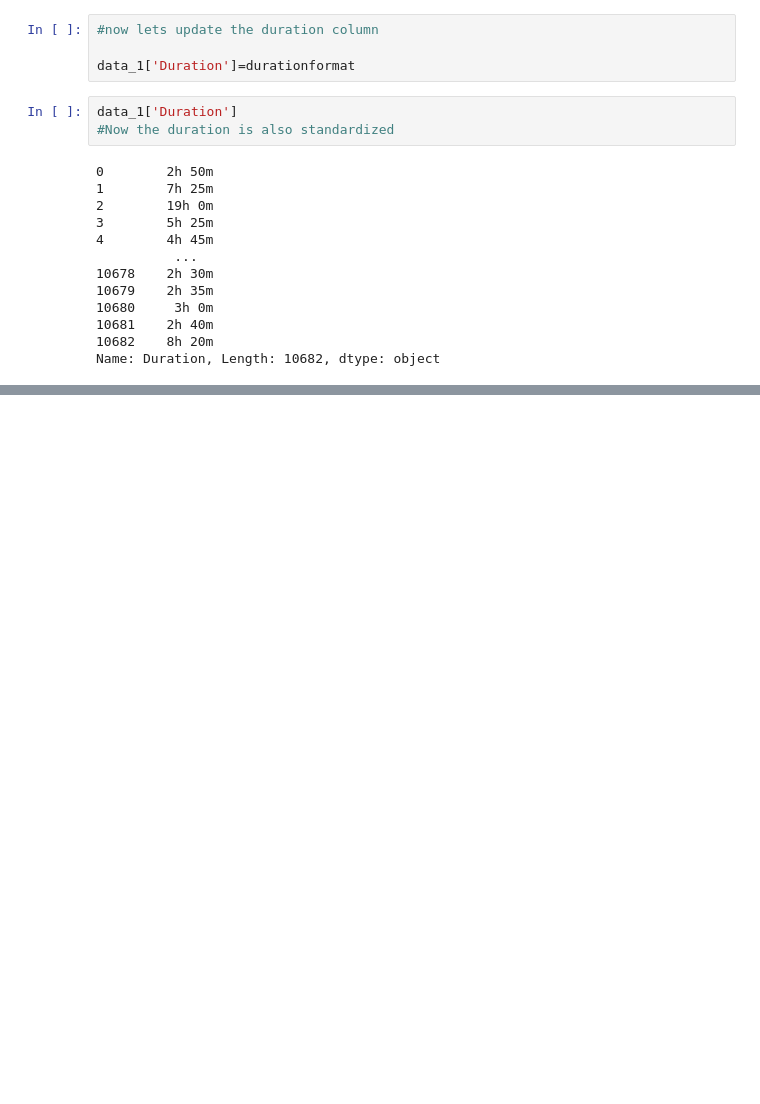
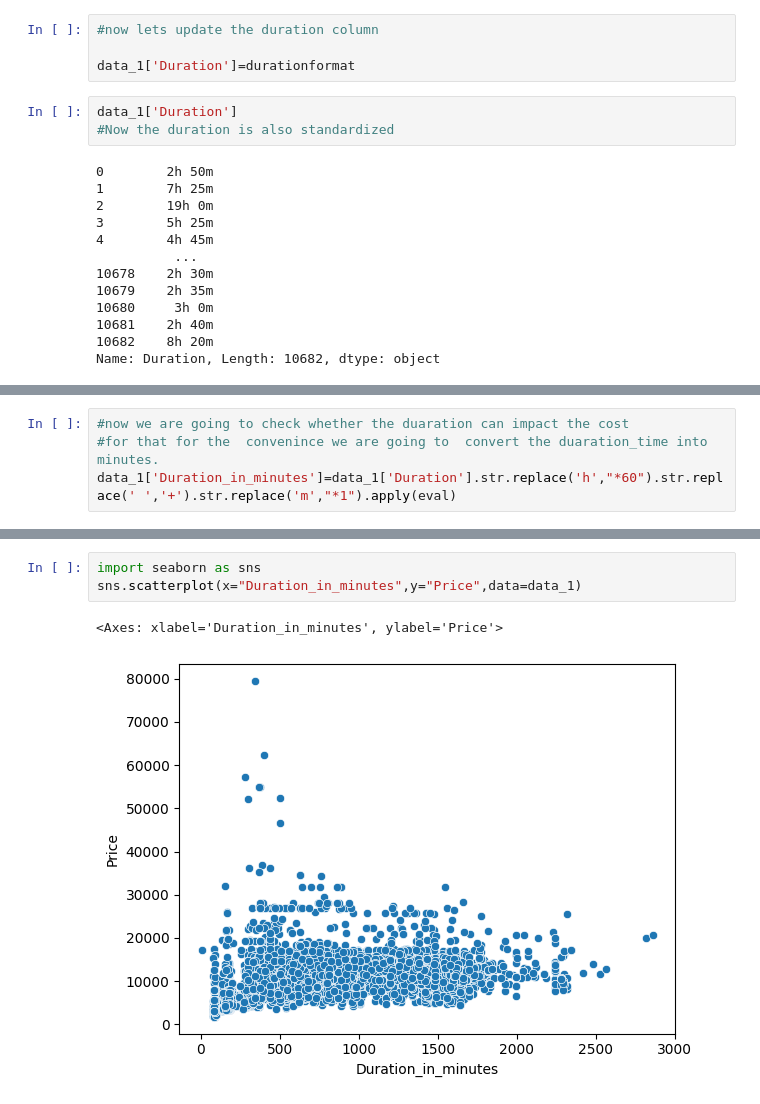
Before and after one commit to reyuvel/Airline_Ticket_Price_Prediction, a Jupyter notebook: DataCleaning/DataClean.ipynb, the cells around one changed output, grey strips where cells are left out. Saved outputs shown, nothing was run; the diff lists cells and outputs as text; blank space fills up the shorter version.

Commit message:
feature encoding is going on

```diff
--- a/DataCleaning/DataClean.ipynb
+++ b/DataCleaning/DataClean.ipynb
@@ -439,0 +436,4 @@ list
+# %%
+#now we are going to check whether the duaration can impact the cost
+#for that for the  convenince we are going to  convert the duaration_time into minutes.
+data_1['Duration_in_minutes']=data_1['Duration'].str.replace('h',"*60").str.replace(' ','+').str.replace('m',"*1").apply(eval)
@@ -439,0 +472,6 @@ list
+# %%
+import seaborn as sns
+sns.scatterplot(x="Duration_in_minutes",y="Price",data=data_1)
+# %% [output]
+<Axes: xlabel='Duration_in_minutes', ylabel='Price'>
+[figure, added]
```
Also changed, not shown: parts of 20 cells of this notebook.
